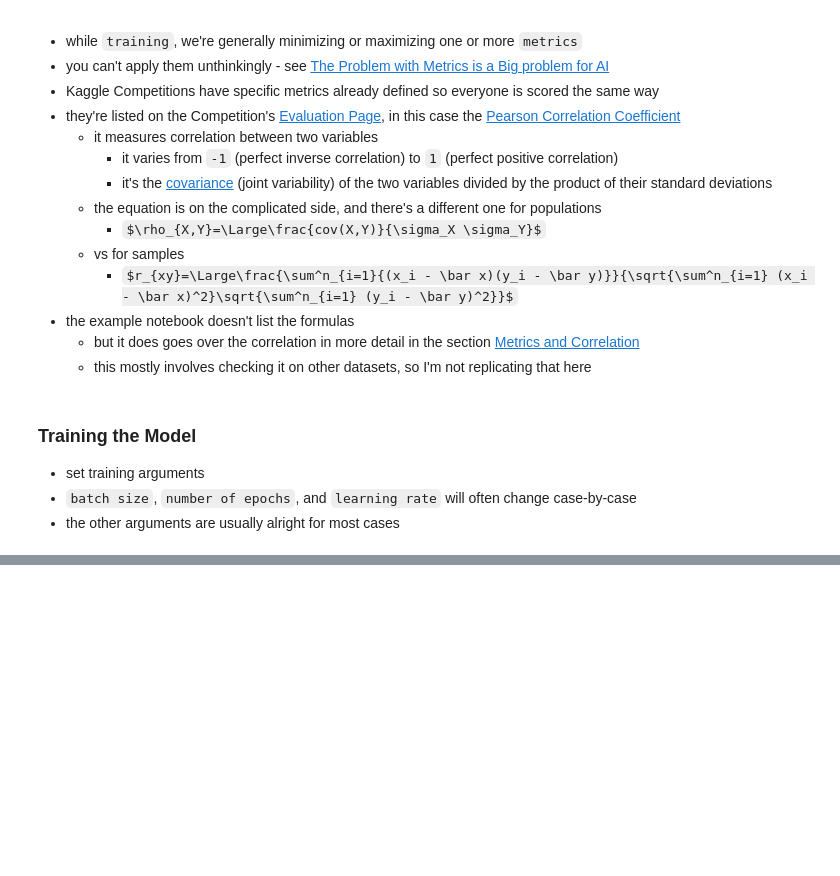
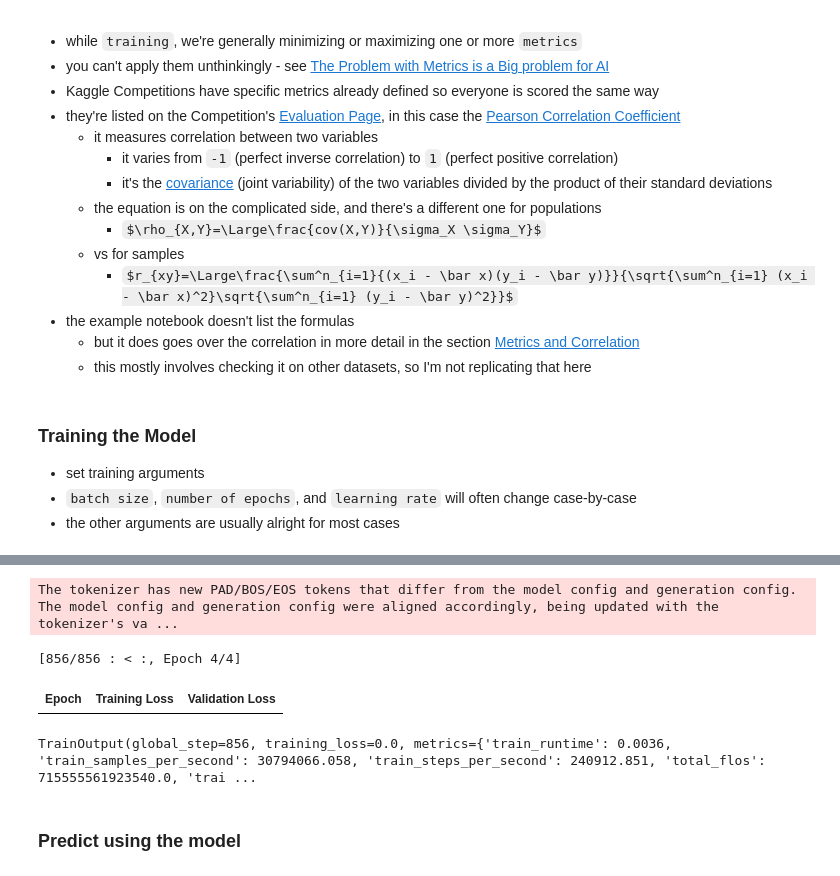
Before and after one commit to CombatWombatHub/aiml-notes, a Jupyter notebook: docs/source/portfolio/kaggle/nlp_beginners_guide.ipynb, the cells around one changed output, grey strips where cells are left out. Cells and saved outputs as stored; diff of their text form; code cells hidden in the pictures; some formulas as TeX source; blank space fills up the shorter version.

Commit message:
finish the Kaggle Natural Language Processing notebook, notes on classification metrics, skipping of sphinx notebook rebuilding

```diff
--- a/docs/source/portfolio/kaggle/nlp_beginners_guide.ipynb
+++ b/docs/source/portfolio/kaggle/nlp_beginners_guide.ipynb
@@ -331,12 +335,14 @@ args = TrainingArguments(
 # %%
-# create the model and trainer
-model = AutoModelForSequenceClassification.from_pretrained(model_nm, num_labels=1)
+# get the pretrained "microsoft/deberta-v3-small"  model
+model = AutoModelForSequenceClassification.from_pretrained(model_name, num_labels=1)
+
+# create a trainer to train it further
 trainer = Trainer(
-    model,
-    args,
-    train_dataset=dds["train"],  # training set that without the validation split
-    eval_dataset=dds["test"],  # remember that 'test' here is actually our validation set
-    tokenizer=tokz,
-    compute_metrics=corr_d,
+    model, # pass it the model to be trained
+    args, # pass it the training arguments like learning rate, batch size, and decay
+    train_dataset=dds["train"], # training set (the validation set was split off earlier)
+    eval_dataset=dds["test"],  # validation set (remember it was automatically named "test")
+    processing_class=tokz, # pass it the tokenizer
+    compute_metrics=corr_d, # tell it to use the Pearson Correlation Coefficient as its metric
 )
 # %% [output]
@@ -348,0 +370,10 @@ Xet Storage is enabled for this repo, but the 'hf_xet' package is not installed.
+# %%
+# train the model
+trainer.train(resume_from_checkpoint=True)
+# %% [output]
+The tokenizer has new PAD/BOS/EOS tokens that differ from the model config and generation config. The model config and generation config were aligned accordingly, being updated with the tokenizer's va ...
+[856/856 : < :, Epoch 4/4]
+| Epoch | Training Loss | Validation Loss |
+TrainOutput(global_step=856, training_loss=0.0, metrics={'train_runtime': 0.0036, 'train_samples_per_second': 30794066.058, 'train_steps_per_second': 240912.851, 'total_flos': 715555561923540.0, 'trai ...
+# %% [markdown]
+### Predict using the model
```
Also changed, not shown: parts of 12 cells of this notebook, 4 other files.
